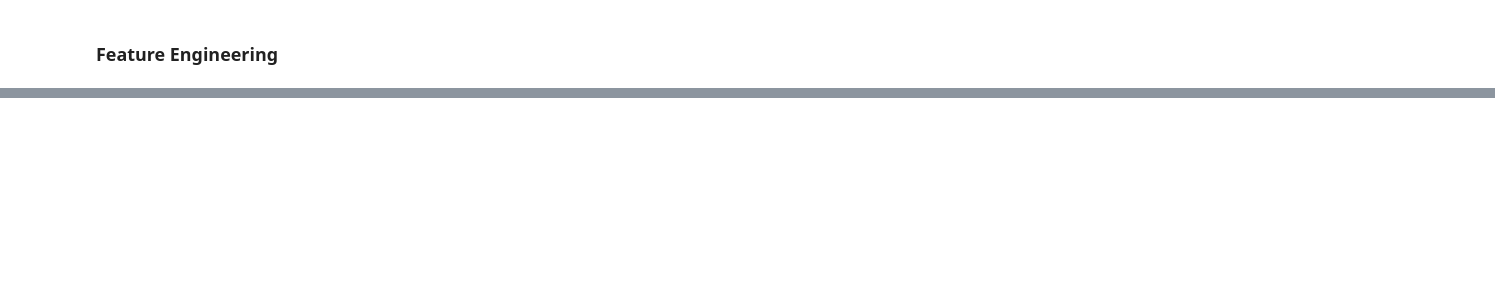
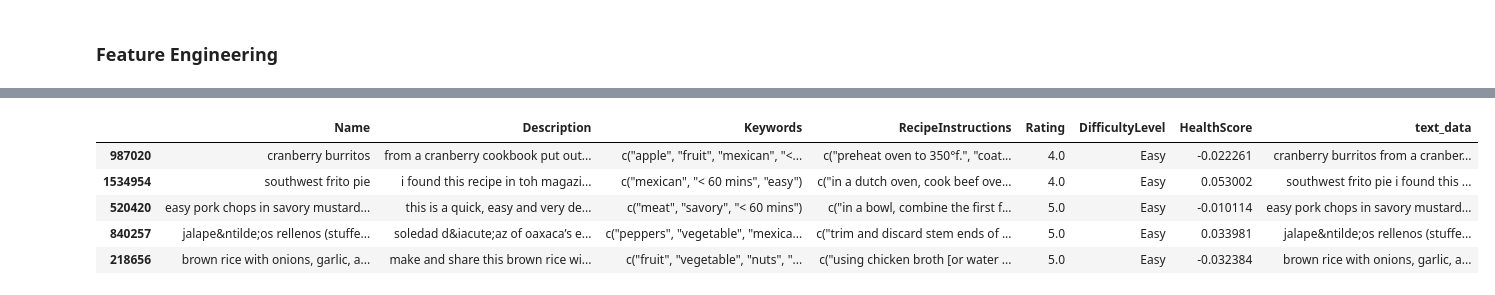
Before and after one commit to UBCSE-ngupta22/CSE676_Project, a Jupyter notebook: ngupta22_kchavan_vveerara_checkpoint1_project.ipynb, the cells around one changed output, grey strips where cells are left out. Cells and saved outputs as stored; diff of their text form; code cells hidden in the pictures; blank space fills up the shorter version.

```diff
--- a/ngupta22_kchavan_vveerara_checkpoint1_project.ipynb
+++ b/ngupta22_kchavan_vveerara_checkpoint1_project.ipynb
@@ -222,0 +226,30 @@ recipes_df.head()
+# %%
+# Select relevant columns
+relevant_columns = ['Name', 'Description', 'Keywords', 'RecipeInstructions', 'Rating', 'DifficultyLevel', 'HealthScore']
+recipes_df = recipes_df[relevant_columns]
+
+# 'Name', 'Description', 'Keywords', and 'RecipeInstructions' are the relevant columns for text preprocessing.
+# 'RecipeCategory', 'Rating', 'DifficultyLevel', and 'HealthScore' doesn't contain textual information as they are
+# numerical or categorical features, so we won't include it for text preprocessing.
+
+# Text preprocessing
+recipes_df['Name'] = recipes_df['Name'].str.lower()
+recipes_df['Description'] = recipes_df['Description'].str.lower()
+recipes_df['Keywords'] = recipes_df['Keywords'].str.lower()
+recipes_df['RecipeInstructions'] = recipes_df['RecipeInstructions'].str.lower()
+
+# Format data for GPT model
+recipes_df['text_data'] = recipes_df[['Name', 'Description', 'Keywords', 'RecipeInstructions', 'DifficultyLevel', 'HealthScore']].apply(lambda x: ' '.join(map(str, x)), axis=1)
+
+# Sample subset of data
+sampled_df = recipes_df.sample(frac=0.1, random_state=42)  # Adjust fraction as needed
+# %%
+# Display first few rows of sampled dataset
+sampled_df.head()
+# %% [output]
+|  | Name | Description | Keywords | RecipeInstructions | Rating | DifficultyLevel | HealthScore | text_data |
+| 987020 | cranberry burritos | from a cranberry cookbook put out... | c("apple", "fruit", "mexican", "<... | c("preheat oven to 350°f.", "coat... | 4.0 | Easy | -0.022261 | cranberry burritos from a cranber... |
+| 1534954 | southwest frito pie | i found this recipe in toh magazi... | c("mexican", "< 60 mins", "easy") | c("in a dutch oven, cook beef ove... | 4.0 | Easy | 0.053002 | southwest frito pie i found this ... |
+| 520420 | easy pork chops in savory mustard... | this is a quick, easy and very de... | c("meat", "savory", "< 60 mins") | c("in a bowl, combine the first f... | 5.0 | Easy | -0.010114 | easy pork chops in savory mustard... |
+| 840257 | jalape&ntilde;os rellenos (stuffe... | soledad d&iacute;az of oaxaca’s e... | c("peppers", "vegetable", "mexica... | c("trim and discard stem ends of ... | 5.0 | Easy | 0.033981 | jalape&ntilde;os rellenos (stuffe... |
+| 218656 | brown rice with onions, garlic, a... | make and share this brown rice wi... | c("fruit", "vegetable", "nuts", "... | c("using chicken broth [or water ... | 5.0 | Easy | -0.032384 | brown rice with onions, garlic, a... |
```
Also changed, not shown: parts of 5 cells of this notebook.
